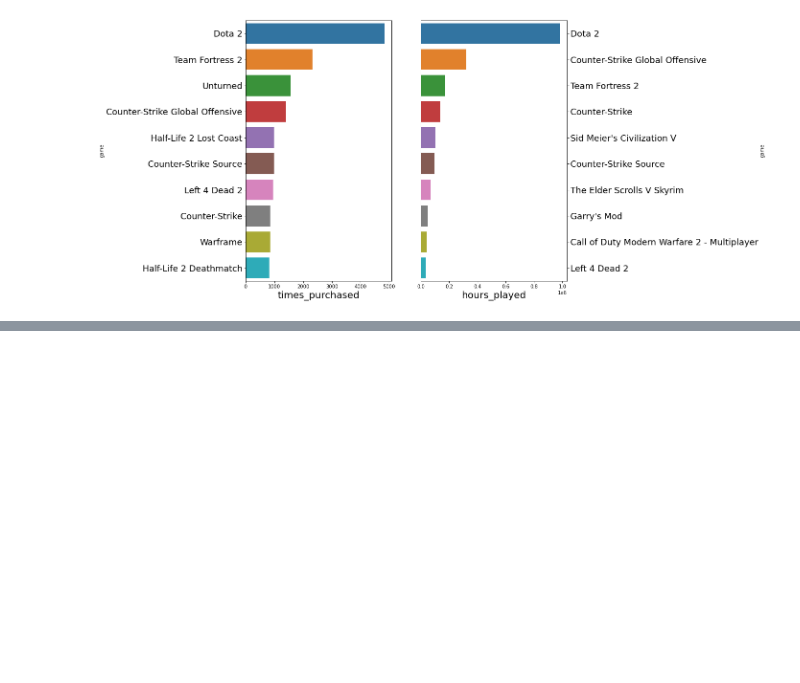
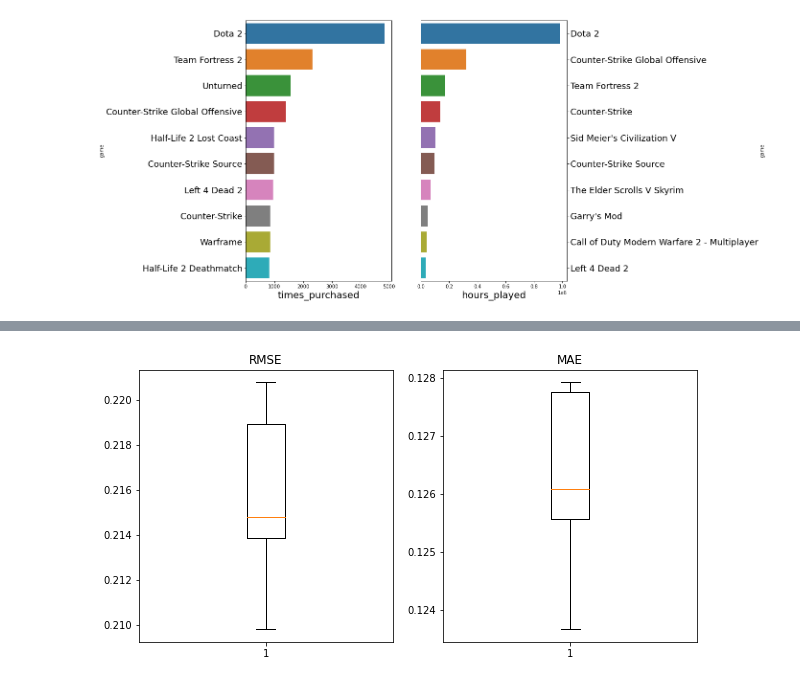
Before and after one commit to pyamin1878/Steam-Games-Rec-System, a Jupyter notebook: Rigat_N_notebook.ipynb, the cells around one changed output, grey strips where cells are left out. Saved outputs shown, nothing was run; the diff lists cells and outputs as text; code cells hidden in the pictures; blank space fills up the shorter version.

```diff
--- a/Rigat_N_notebook.ipynb
+++ b/Rigat_N_notebook.ipynb
@@ -195,19 +99,0 @@ Test time         0.10    0.16    0.08    0.08    0.10    0.10    0.03
-# %%
-from surprise import Reader, Dataset, KNNWithMeans
-from surprise.model_selection import cross_validate
-
-# Load dataset
-file_path = 'data/cleaned_steam_games.csv'
-data = pd.read_csv(file_path)
-
-# Define the Reader
-reader = Reader(rating_scale=(data['Ratings'].min(), data['Ratings'].max()))
-
-# Load the dataset into Surprise
-data = Dataset.load_from_df(data[['UserID', 'Game', 'Ratings']], reader)
-
-# Configure KNNWithMeans
-algo = KNNWithMeans(sim_options={'name': 'cosine', 'user_based': True})
-
-# Perform cross-validation
-cross_validate(algo, data, measures=['RMSE', 'MAE'], cv=5, verbose=True)
@@ -292,0 +218,2 @@ Done computing similarity matrix.
+# %%
+df = pd.read_csv('data/cleaned_steam_games.csv' ,index_col=0)
@@ -292,0 +236,12 @@ Done computing similarity matrix.
+# %%
+# Define the Reader
+reader = Reader(rating_scale=(0, 1))
+
+# Load the dataset into Surprise
+data = Dataset.load_from_df(df[['UserID', 'Game', 'Ratings']], reader)
+
+# SVD algo
+algo_svd = SVD()
+
+# Perform cross-validation
+svd_results = cross_validate(algo_svd, data, measures=['RMSE', 'MAE'], cv=5, verbose=True)
@@ -292,0 +326,14 @@ Done computing similarity matrix.
+# %%
+rmse = svd_results['test_rmse']
+mae = svd_results['test_mae']
+
+plt.figure(figsize=(10, 5))
+plt.subplot(1, 2, 1)
+plt.boxplot(rmse)
+plt.title('RMSE')
+plt.subplot(1, 2, 2)
+plt.boxplot(mae)
+plt.title('MAE')
+plt.show()
+# %% [output]
+[figure, added]
```
Also changed, not shown: parts of 44 cells of this notebook.
